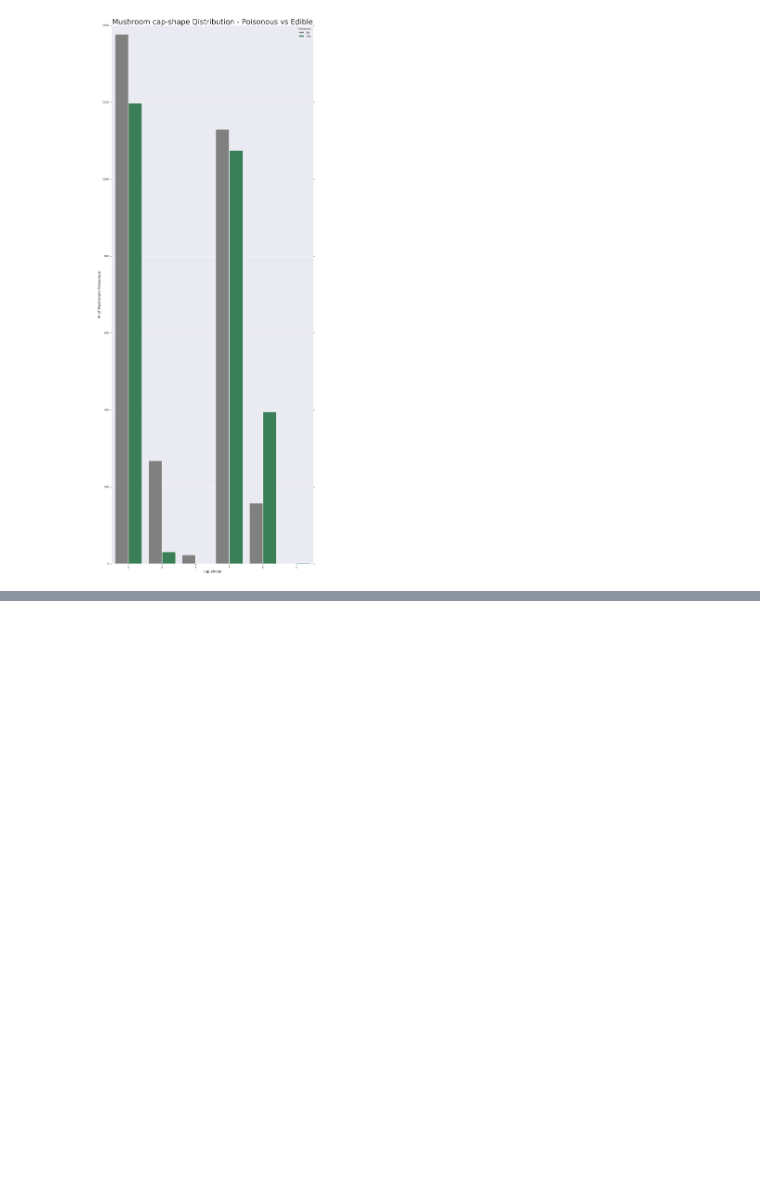
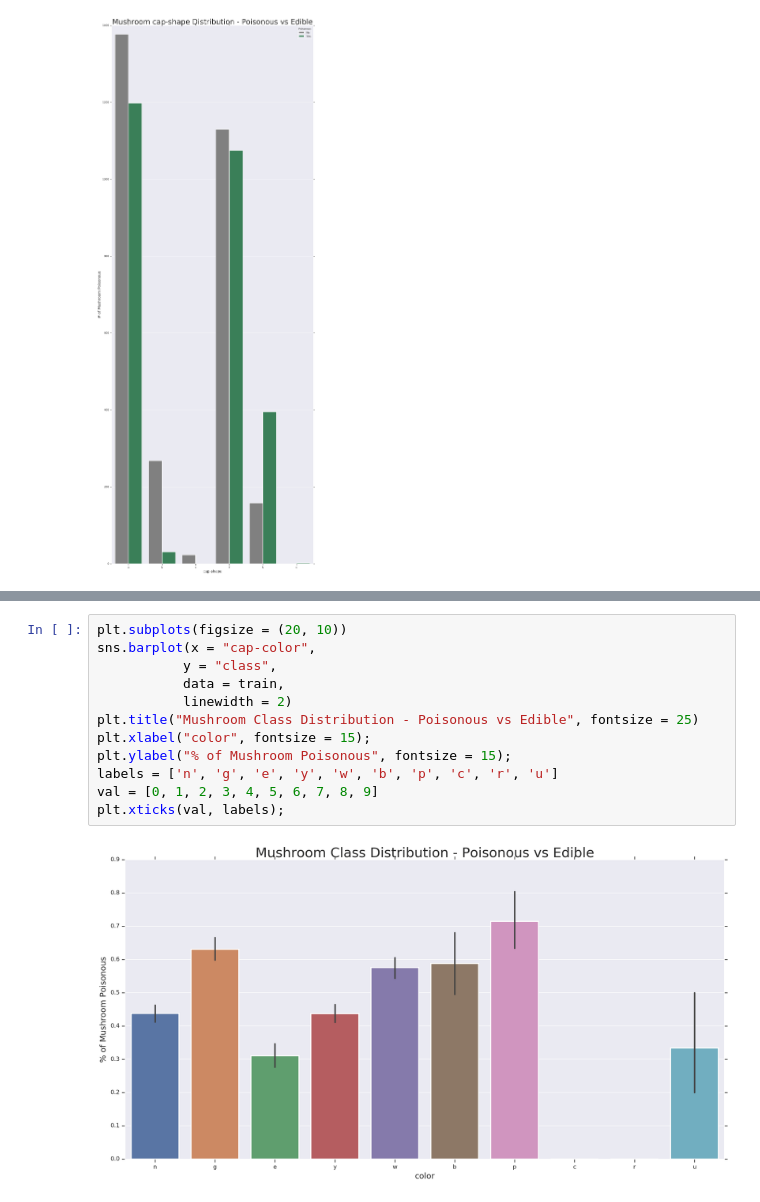
Before and after one commit to jhuang292/kaggle-competion, a Jupyter notebook: p4.ipynb, the cells around one changed output, grey strips where cells are left out. Saved outputs shown, nothing was run; the diff lists cells and outputs as text; blank space fills up the shorter version.

```diff
--- a/p4.ipynb
+++ b/p4.ipynb
@@ -153,0 +198,14 @@ plt.show()
+# %%
+plt.subplots(figsize = (20, 10))
+sns.barplot(x = "cap-color",
+           y = "class",
+           data = train,
+           linewidth = 2)
+plt.title("Mushroom Class Distribution - Poisonous vs Edible", fontsize = 25)
+plt.xlabel("color", fontsize = 15);
+plt.ylabel("% of Mushroom Poisonous", fontsize = 15);
+labels = ['n', 'g', 'e', 'y', 'w', 'b', 'p', 'c', 'r', 'u']
+val = [0, 1, 2, 3, 4, 5, 6, 7, 8, 9]
+plt.xticks(val, labels);
+# %% [output]
+[figure, added]
```
Also changed, not shown: parts of 12 cells of this notebook.
